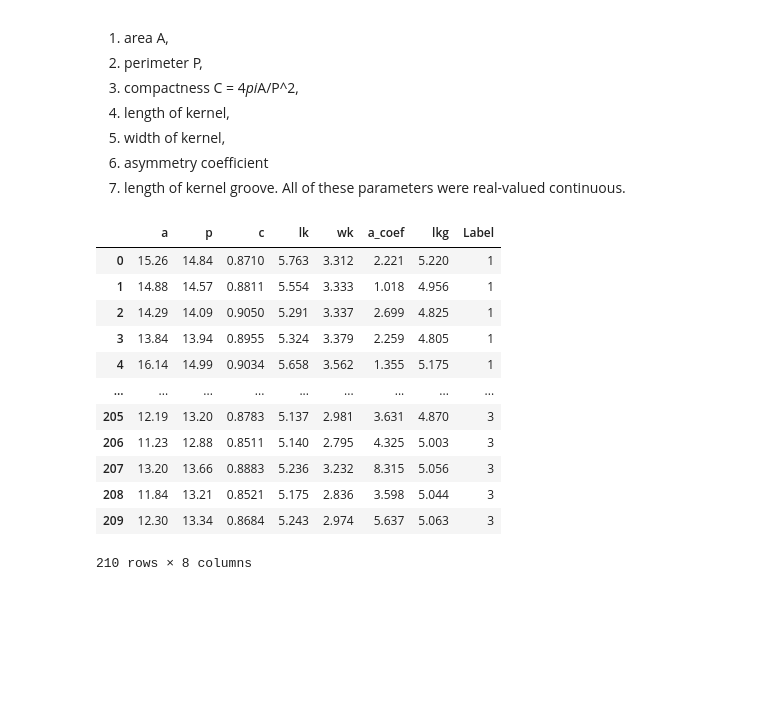
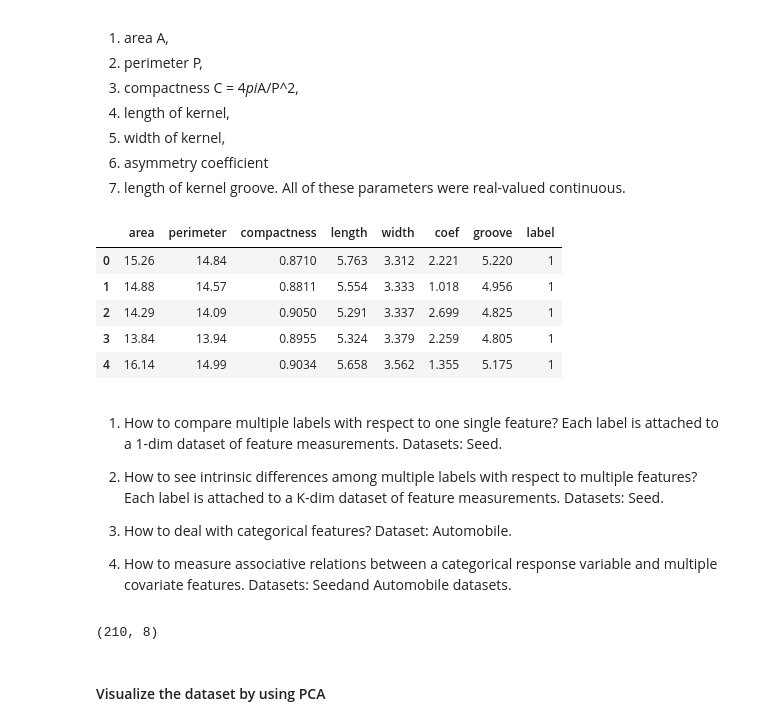
Before and after one commit to christinalchang/ucdavis-sta160, a Jupyter notebook: seeds.ipynb, the cells around one changed output. Cells and saved outputs as stored; diff of their text form; code cells hidden in the pictures; blank space fills up the shorter version.

```diff
--- a/seeds.ipynb
+++ b/seeds.ipynb
@@ -5,9 +5,12 @@ import pandas as pd
 import seaborn as sns; sns.set()
 import matplotlib.pyplot as plt
 
+from sklearn.decomposition import PCA
+from sklearn.preprocessing import StandardScaler
+
 # Read the data.
 df = pd.read_table('./data/seeds_dataset.txt',sep="\t",header=None,
-                   names=["a","p","c","lk","wk","a_coef","lkg","Label"])
+                   names=["area","perimeter","compactness","length","width","coef","groove","label"])
 # %% [markdown]
 ### Attribute Information:
 
@@ -21,18 +24,25 @@ To construct the data, seven geometric parameters of wheat kernels were measured
 7. length of kernel groove.
 All of these parameters were real-valued continuous.
 # %%
-df
+df.head()
 # %% [output]
-|  | a | p | c | lk | wk | a_coef | lkg | Label |
+|  | area | perimeter | compactness | length | width | coef | groove | label |
 | 0 | 15.26 | 14.84 | 0.8710 | 5.763 | 3.312 | 2.221 | 5.220 | 1 |
 | 1 | 14.88 | 14.57 | 0.8811 | 5.554 | 3.333 | 1.018 | 4.956 | 1 |
 | 2 | 14.29 | 14.09 | 0.9050 | 5.291 | 3.337 | 2.699 | 4.825 | 1 |
 | 3 | 13.84 | 13.94 | 0.8955 | 5.324 | 3.379 | 2.259 | 4.805 | 1 |
 | 4 | 16.14 | 14.99 | 0.9034 | 5.658 | 3.562 | 1.355 | 5.175 | 1 |
-| ... | ... | ... | ... | ... | ... | ... | ... | ... |
-| 205 | 12.19 | 13.20 | 0.8783 | 5.137 | 2.981 | 3.631 | 4.870 | 3 |
-| 206 | 11.23 | 12.88 | 0.8511 | 5.140 | 2.795 | 4.325 | 5.003 | 3 |
-| 207 | 13.20 | 13.66 | 0.8883 | 5.236 | 3.232 | 8.315 | 5.056 | 3 |
-| 208 | 11.84 | 13.21 | 0.8521 | 5.175 | 2.836 | 3.598 | 5.044 | 3 |
-| 209 | 12.30 | 13.34 | 0.8684 | 5.243 | 2.974 | 5.637 | 5.063 | 3 |
-210 rows × 8 columns
+# %% [markdown]
+1) How to compare multiple labels with respect to one single feature? Each label is attached to a 1-dim dataset of feature measurements. Datasets: Seed.
+
+2) How to see intrinsic differences among multiple labels with respect to multiple features? Each label is attached to a K-dim dataset of feature measurements. Datasets: Seed.
+
+3) How to deal with categorical features? Dataset: Automobile.
+
+4) How to measure associative relations between a categorical response variable and multiple covariate features. Datasets: Seedand Automobile datasets.
+# %%
+np.shape(df)
+# %% [output]
+(210, 8)
+# %% [markdown]
+#### Visualize the dataset by using PCA
```
Also changed, not shown: parts of 3 cells of this notebook.
